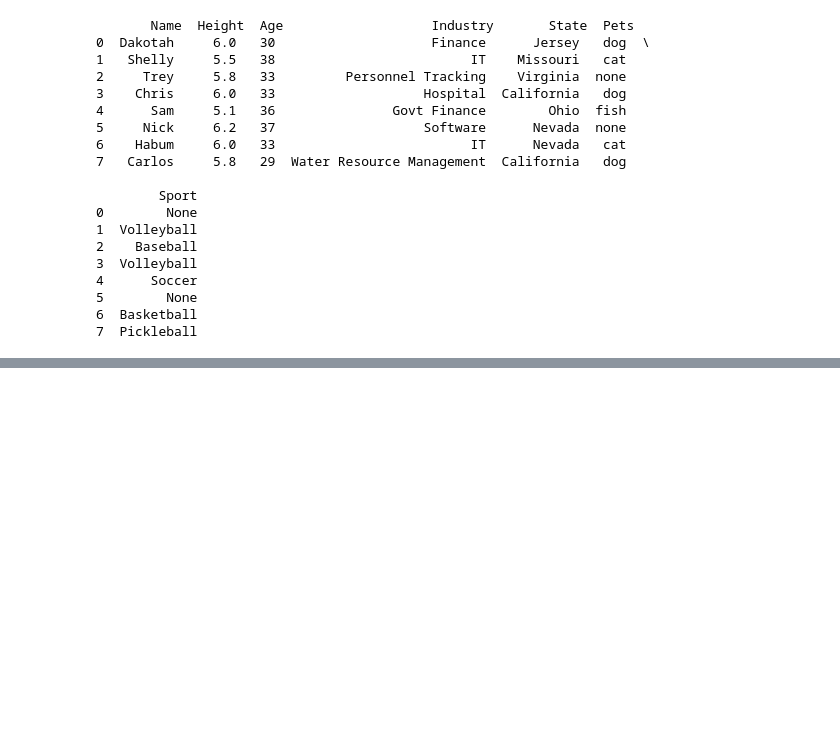
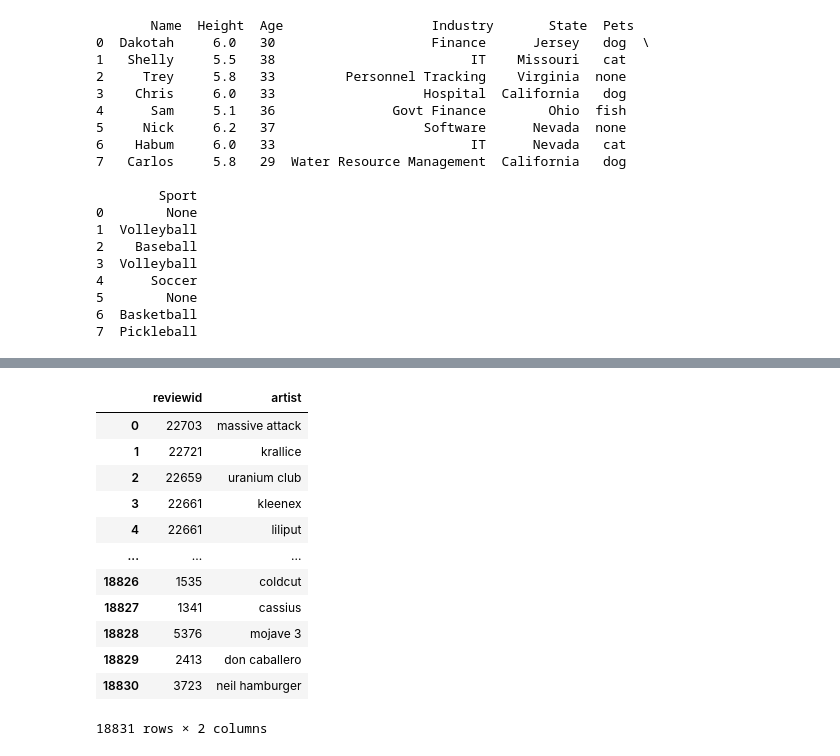
Before and after one commit to AdamRKlima/Activities, a Jupyter notebook: week_5.ipynb, the cells around one changed output, grey strips where cells are left out. Saved outputs shown, nothing was run; the diff lists cells and outputs as text; code cells hidden in the pictures; blank space fills up the shorter version.

```diff
--- a/week_5.ipynb
+++ b/week_5.ipynb
@@ -306,0 +328,19 @@ print('\n',df)
+# %%
+import sqlite3
+conn = sqlite3.connect("PitchForkDatabase.sqlite")
+pfDB = pd.read_sql_query("select * from artists", conn)
+pfDB
+# %% [output]
+|  | reviewid | artist |
+| 0 | 22703 | massive attack |
+| 1 | 22721 | krallice |
+| 2 | 22659 | uranium club |
+| 3 | 22661 | kleenex |
+| 4 | 22661 | liliput |
+| ... | ... | ... |
+| 18826 | 1535 | coldcut |
+| 18827 | 1341 | cassius |
+| 18828 | 5376 | mojave 3 |
+| 18829 | 2413 | don caballero |
+| 18830 | 3723 | neil hamburger |
+18831 rows × 2 columns
```
Also changed, not shown: parts of 13 cells of this notebook, 8 other files.
